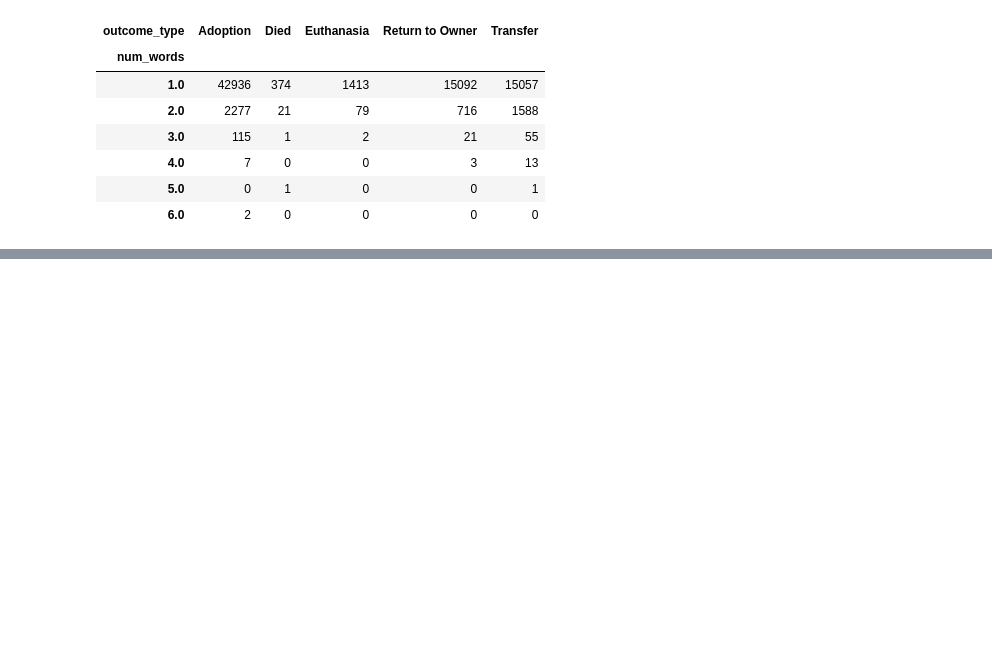
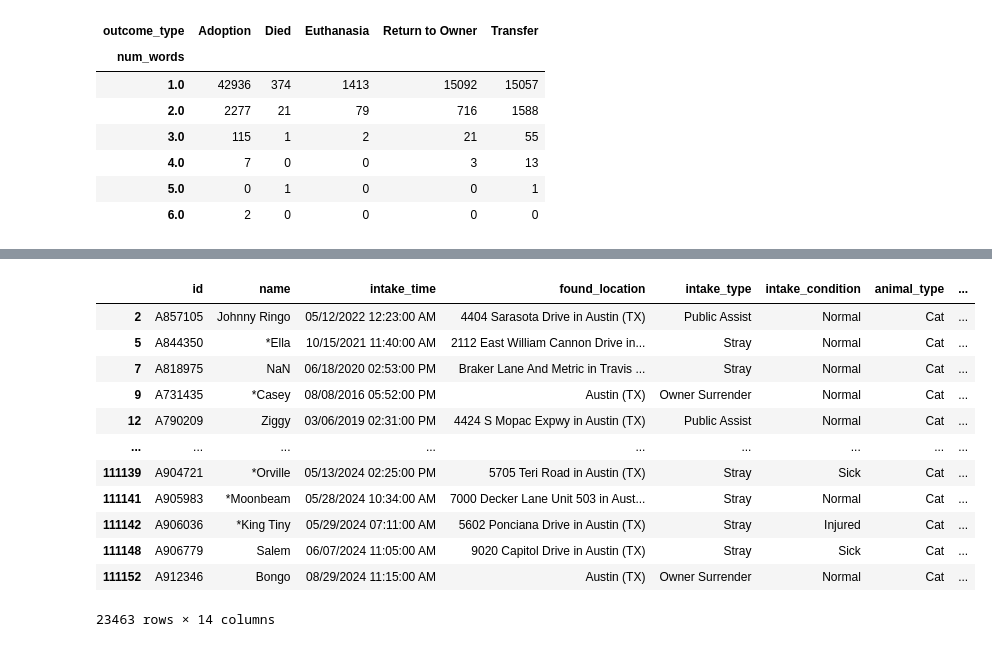
Before and after one commit to nneomaonochie/ml1-animal-data, a Jupyter notebook: exploration.ipynb, the cells around one changed output, grey strips where cells are left out. Cells and saved outputs as stored; diff of their text form; code cells hidden in the pictures; blank space fills up the shorter version.

```diff
--- a/exploration.ipynb
+++ b/exploration.ipynb
@@ -710,0 +822,10 @@ df_train[df_train['intake_condition'] == 'Neurologic']
+# %%
+# Create a new column to group the breeds of interest
+breed_categories = [
+    'Black Tabby', 'Black'
+]
+
+df_cat['color_group'] = df_cat['color'].apply(lambda x: x if x in breed_categories else 'Other')
+
+# Create a crosstab between the breed group and outcome_type
+pd.crosstab(df_cat['color_group'], df_cat['outcome_type'])
@@ -710,0 +843,16 @@ df_train[df_train['intake_condition'] == 'Neurologic']
+# %%
+df_cat[df_cat['color'].str.contains('abby')]
+# %% [output]
+|  | id | name | intake_time | found_location | intake_type | intake_condition | animal_type | ... |
+| 2 | A857105 | Johnny Ringo | 05/12/2022 12:23:00 AM | 4404 Sarasota Drive in Austin (TX) | Public Assist | Normal | Cat | ... |
+| 5 | A844350 | *Ella | 10/15/2021 11:40:00 AM | 2112 East William Cannon Drive in... | Stray | Normal | Cat | ... |
+| 7 | A818975 | NaN | 06/18/2020 02:53:00 PM | Braker Lane And Metric in Travis ... | Stray | Normal | Cat | ... |
+| 9 | A731435 | *Casey | 08/08/2016 05:52:00 PM | Austin (TX) | Owner Surrender | Normal | Cat | ... |
+| 12 | A790209 | Ziggy | 03/06/2019 02:31:00 PM | 4424 S Mopac Expwy in Austin (TX) | Public Assist | Normal | Cat | ... |
+| ... | ... | ... | ... | ... | ... | ... | ... | ... |
+| 111139 | A904721 | *Orville | 05/13/2024 02:25:00 PM | 5705 Teri Road in Austin (TX) | Stray | Sick | Cat | ... |
+| 111141 | A905983 | *Moonbeam | 05/28/2024 10:34:00 AM | 7000 Decker Lane Unit 503 in Aust... | Stray | Normal | Cat | ... |
+| 111142 | A906036 | *King Tiny | 05/29/2024 07:11:00 AM | 5602 Ponciana Drive in Austin (TX) | Stray | Injured | Cat | ... |
+| 111148 | A906779 | Salem | 06/07/2024 11:05:00 AM | 9020 Capitol Drive in Austin (TX) | Stray | Sick | Cat | ... |
+| 111152 | A912346 | Bongo | 08/29/2024 11:15:00 AM | Austin (TX) | Owner Surrender | Normal | Cat | ... |
+23463 rows × 14 columns
```
Also changed, not shown: parts of 11 cells of this notebook, 1 other file.
